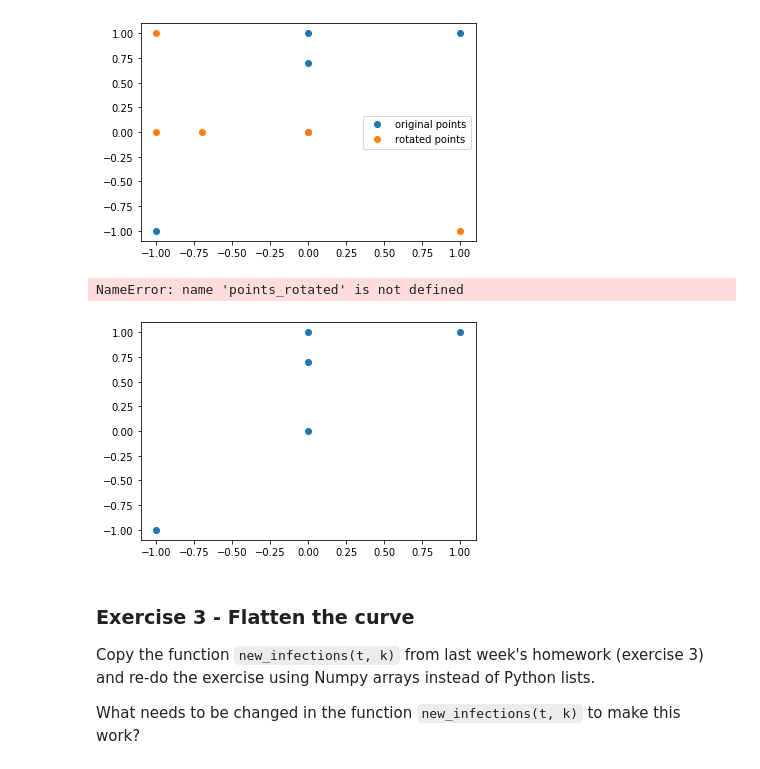
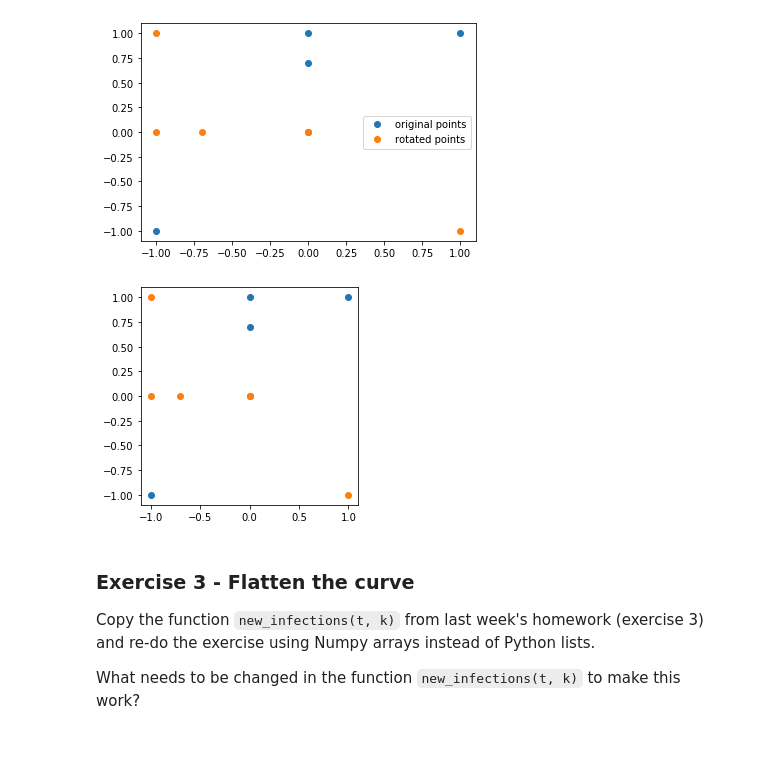
Before and after one commit to barbarakalous/homework-scientific-computing, a Jupyter notebook: homework04-python-scientific-ecosystem/homework04_barbarakalous.ipynb, the cells around one changed output. Cells and saved outputs as stored; diff of their text form; code cells hidden in the pictures.

```diff
--- a/homework04-python-scientific-ecosystem/homework04_barbarakalous.ipynb
+++ b/homework04-python-scientific-ecosystem/homework04_barbarakalous.ipynb
@@ -60,11 +60,10 @@ plt.legend()
 [figure]
 # %%
 plt.plot(*points, 'o', label='original points')
-plt.plot(*points_rotated, 'o', label='rotated points')
+plt.plot(*rotated_points, 'o', label='rotated points')
 plt.gca().set_aspect('equal')
 # %% [output]
-NameError: name 'points_rotated' is not defined
-[figure, old version]
+[figure, new version]
 # %% [markdown]
 ### Exercise 3 - Flatten the curve
 
```
Also changed, not shown: parts of 7 cells of this notebook.
